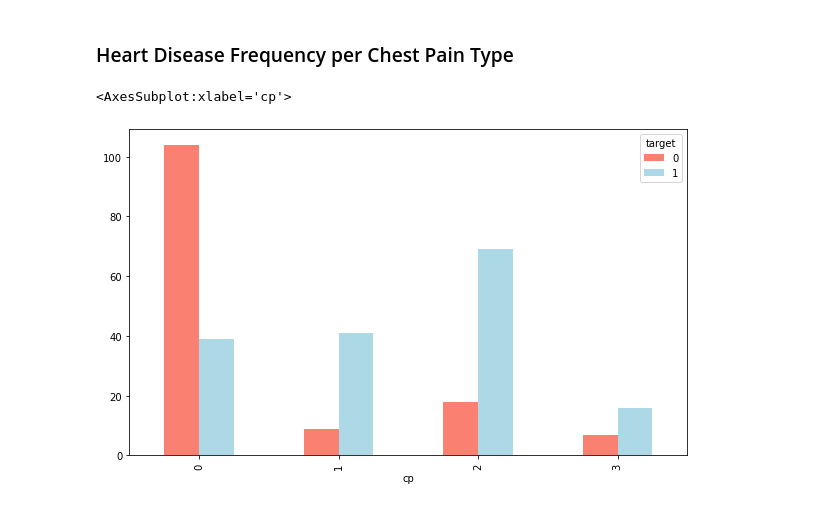
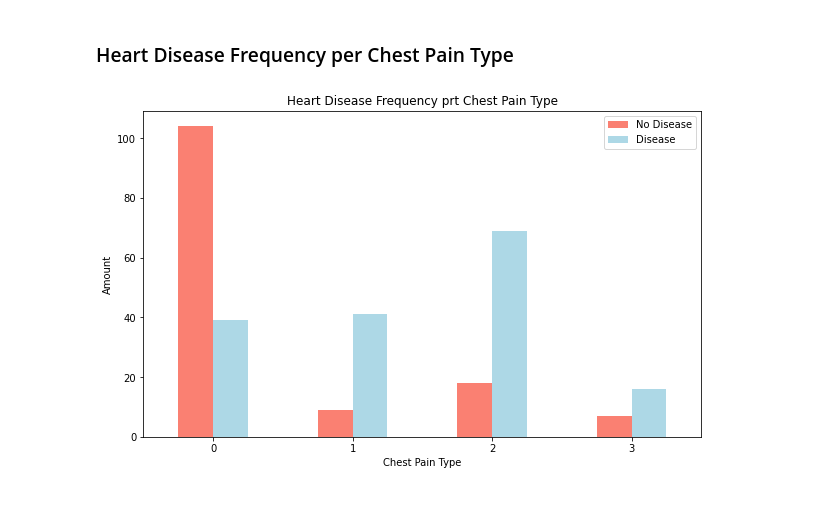
Before and after one commit to SKDipendra/Heart-Disease-Prediction, a Jupyter notebook: Heart-Disease-Prediction.ipynb, the cells around one changed output. Cells and saved outputs as stored; diff of their text form; code cells hidden in the pictures.

```diff
--- a/Heart-Disease-Prediction.ipynb
+++ b/Heart-Disease-Prediction.ipynb
@@ -181,6 +181,12 @@ df.age.plot.hist();
 ### Heart Disease Frequency per Chest Pain Type
 # %%
 pd.crosstab(df.cp, df.target).plot(kind = 'bar', figsize = (10,6), color= ['salmon','lightblue'])
+
+#label info
+plt.title('Heart Disease Frequency prt Chest Pain Type')
+plt.xlabel('Chest Pain Type')
+plt.ylabel('Amount')
+plt.legend(['No Disease', 'Disease'])
+plt.xticks(rotation = 0);
 # %% [output]
-<AxesSubplot:xlabel='cp'>
-[figure, old version]
+[figure, new version]
```
Also changed, not shown: parts of 15 cells of this notebook.
